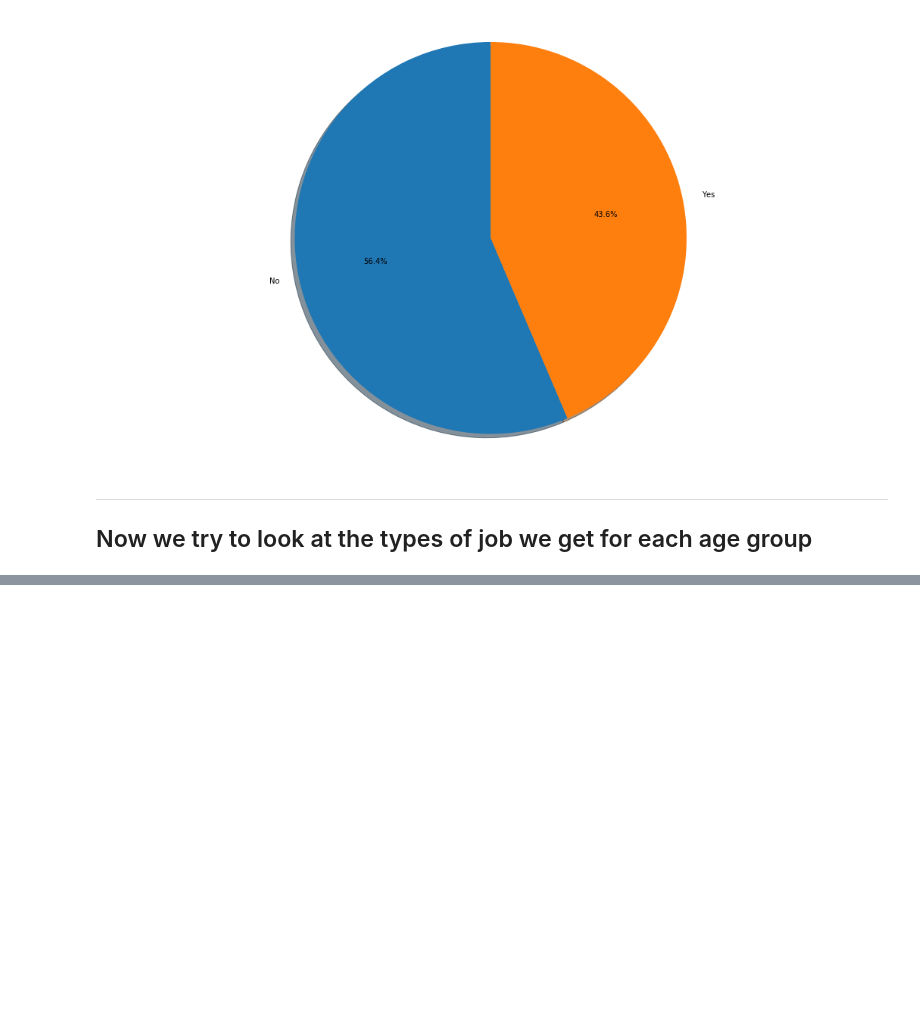
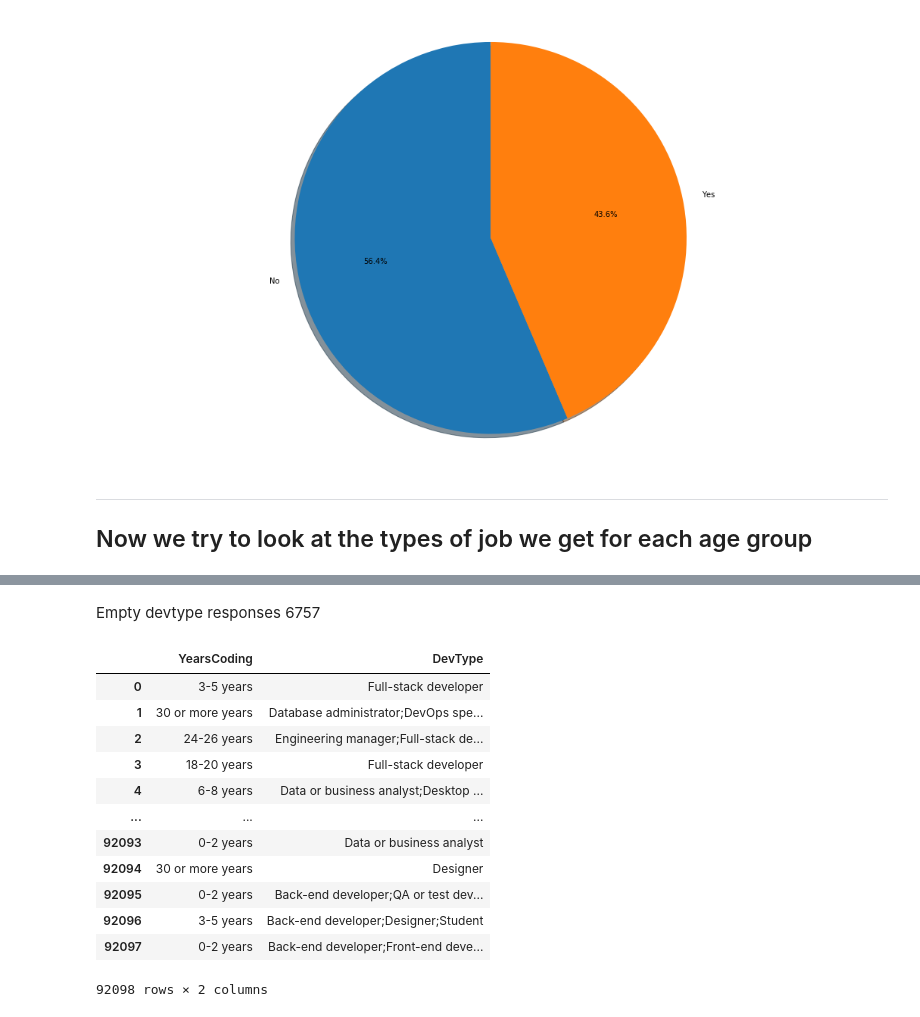
Before and after one commit to szacharias/Analysis-of-the-StackOverFlow-2018-survey, a Jupyter notebook: Final Project.ipynb, the cells around one changed output, grey strips where cells are left out. Saved outputs shown, nothing was run; the diff lists cells and outputs as text; code cells hidden in the pictures; blank space fills up the shorter version.

```diff
--- a/Final Project.ipynb
+++ b/Final Project.ipynb
@@ -439,0 +445,27 @@ jobs_to_years_dict_value = jobs_to_years_dict.values()
+# %% [markdown]
+Empty devtype responses 6757
+# %%
+def query_year_and_dev():
+    query_sql = "SELECT YearsCoding, DevType from " + main_table + " WHERE DevType is not null"
+    c = conn.cursor()
+    c.execute(query_sql)
+    conn.commit()
+    rows  = c.fetchall()
+    return rows
+# %%
+years_coding_and_dev_type = pd.DataFrame(query_year_and_dev(), columns = ["YearsCoding" , "DevType"])
+years_coding_and_dev_type
+# %% [output]
+|  | YearsCoding | DevType |
+| 0 | 3-5 years | Full-stack developer |
+| 1 | 30 or more years | Database administrator;DevOps spe... |
+| 2 | 24-26 years | Engineering manager;Full-stack de... |
+| 3 | 18-20 years | Full-stack developer |
+| 4 | 6-8 years | Data or business analyst;Desktop ... |
+| ... | ... | ... |
+| 92093 | 0-2 years | Data or business analyst |
+| 92094 | 30 or more years | Designer |
+| 92095 | 0-2 years | Back-end developer;QA or test dev... |
+| 92096 | 3-5 years | Back-end developer;Designer;Student |
+| 92097 | 0-2 years | Back-end developer;Front-end deve... |
+92098 rows × 2 columns
```
Also changed, not shown: parts of 28 cells of this notebook, 2 other files.
